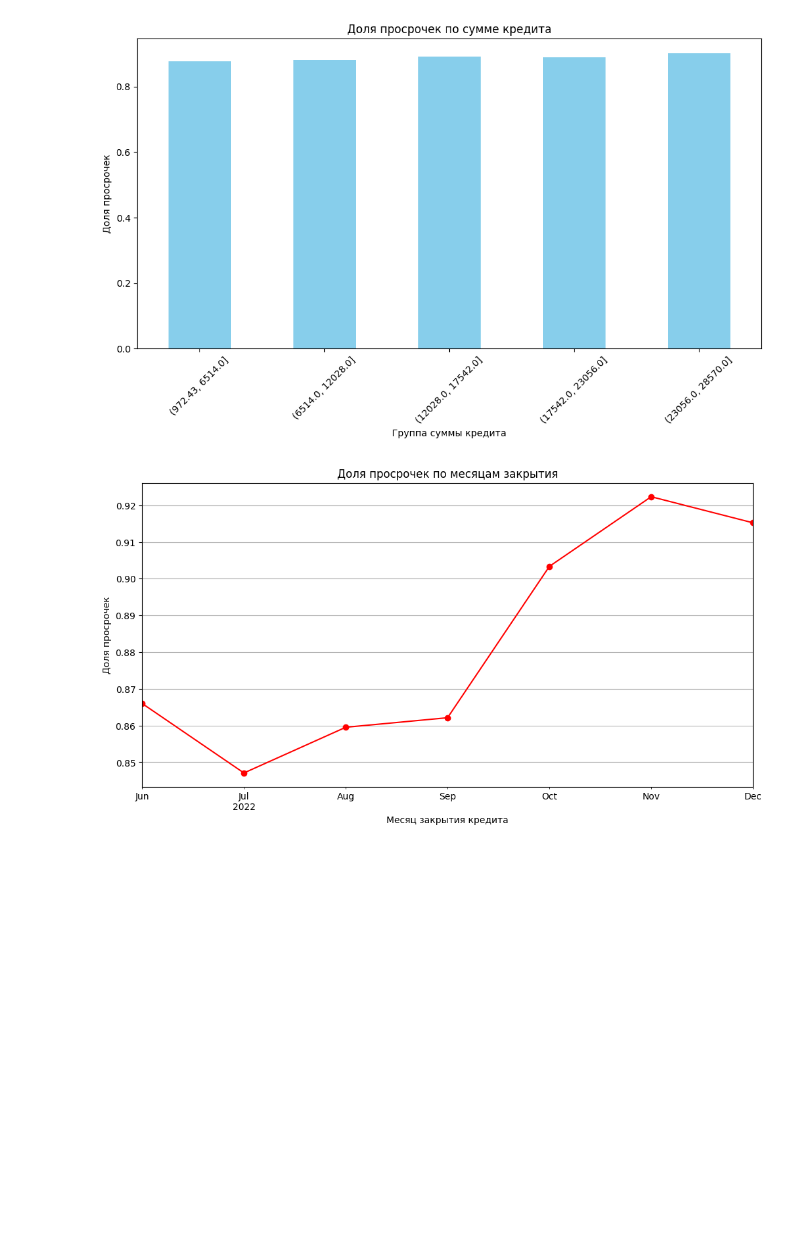
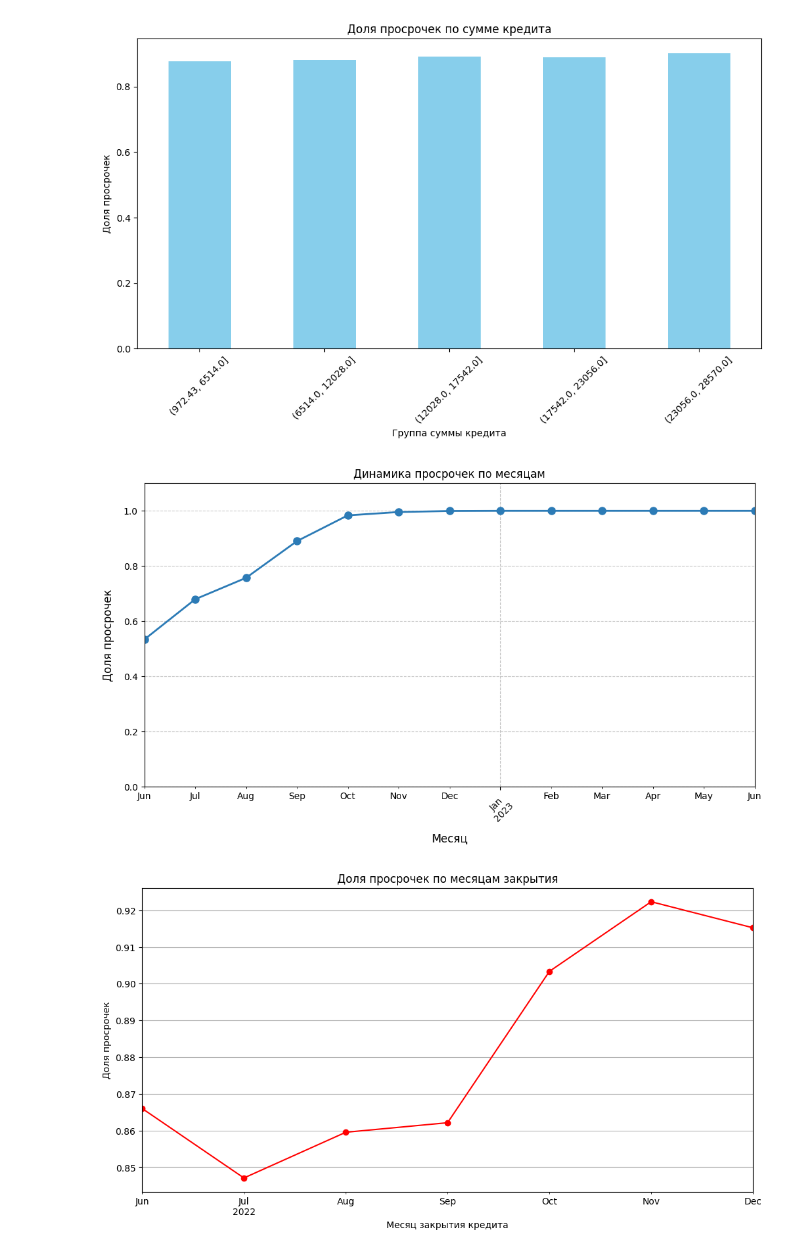
Before and after one commit to IamGuts/Stronghold_of_digital_martyrdom, a Jupyter notebook: DA/test_.ipynb, the cells around one changed output. Cells and saved outputs as stored; diff of their text form; code cells hidden in the pictures; blank space fills up the shorter version.

```diff
--- a/DA/test_.ipynb
+++ b/DA/test_.ipynb
@@ -208,6 +209,30 @@ plt.xticks(rotation=45)
 plt.show()
 # %% [output]
 [figure]
+# %%
+#  динамики просрочек:
+plt.figure(figsize=(12, 6))
+delinquency_rate.plot(
+    kind="line",
+    marker="o",
+    color="#2c7bb6",
+    linewidth=2,
+    markersize=8,
+    title="Динамика просрочек по месяцам"
+)
+
+# Оформление
+plt.xlabel("Месяц", fontsize=12, labelpad=10)
+plt.ylabel("Доля просрочек", fontsize=12, labelpad=10)
+plt.xticks(rotation=45)
+plt.grid(True, linestyle="--", alpha=0.7)
+plt.ylim(0, 1.1)
+
+# Сохранение и показ
+plt.savefig("delinquency_trend.png", dpi=300, bbox_inches="tight")
+plt.show()
+# %% [output]
+[figure, added]
 # %%
 # Для анализа по дате закрытия
 if not merged_closed.empty:
```
Also changed, not shown: parts of 2 cells of this notebook, 1 other file.
